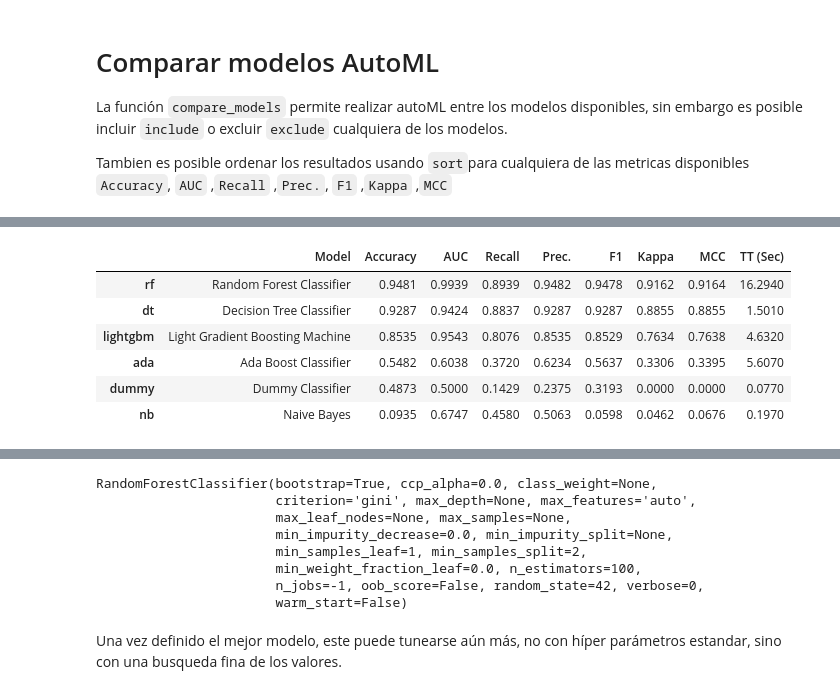
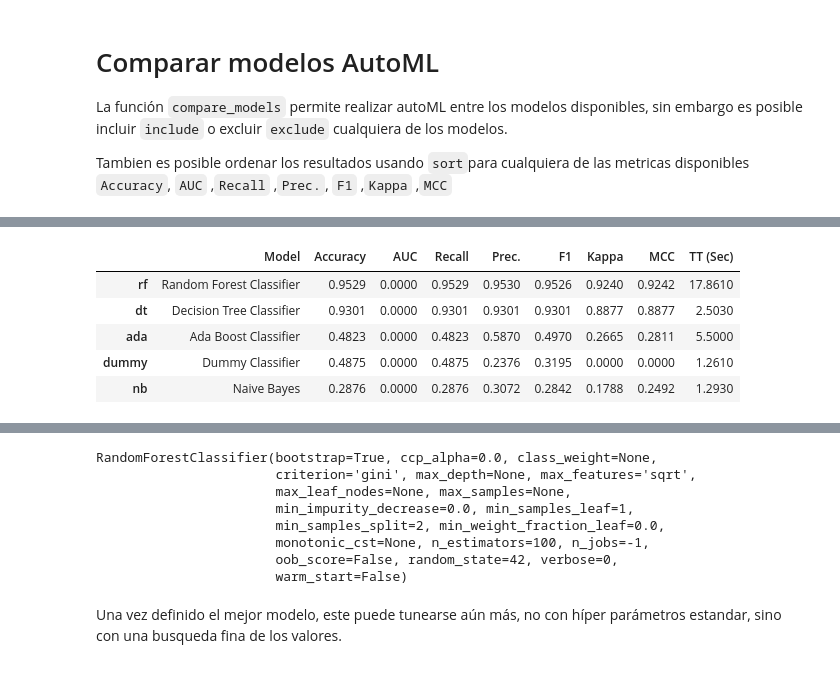
Before and after one commit to CristianDiazAlvarez/MLOPS_PUJ, a Jupyter notebook: Niveles/2/AutoML/PYCARET/models.ipynb, the cells around one changed output, grey strips where cells are left out. Drawn from its saved outputs; the diff is of its cells as text; code cells hidden in the pictures.

```diff
--- a/Niveles/2/AutoML/PYCARET/models.ipynb
+++ b/Niveles/2/AutoML/PYCARET/models.ipynb
@@ -135,5 +113,5 @@ La función `compare_models` permite realizar autoML entre los modelos disponibl
 
 Tambien es posible ordenar los resultados usando `sort`para cualquiera de las metricas disponibles `Accuracy`, `AUC` ,`Recall` ,`Prec.`, `F1` ,`Kappa` ,`MCC`
 # %%
-best_model = pyc.compare_models(include=['dt','ada','lightgbm', 'rf', 'nb', 'dummy'], sort='F1')
+best_model = pyc.compare_models(include=['dt','ada', 'rf', 'nb', 'dummy'], sort='F1')
 # %% [output]
@@ -140,7 +119,6 @@ best_model = pyc.compare_models(include=['dt','ada','lightgbm', 'rf', 'nb', 'dum
 |  | Model | Accuracy | AUC | Recall | Prec. | F1 | Kappa | MCC | TT (Sec) |
-| rf | Random Forest Classifier | 0.9481 | 0.9939 | 0.8939 | 0.9482 | 0.9478 | 0.9162 | 0.9164 | 16.2940 |
-| dt | Decision Tree Classifier | 0.9287 | 0.9424 | 0.8837 | 0.9287 | 0.9287 | 0.8855 | 0.8855 | 1.5010 |
-| lightgbm | Light Gradient Boosting Machine | 0.8535 | 0.9543 | 0.8076 | 0.8535 | 0.8529 | 0.7634 | 0.7638 | 4.6320 |
-| ada | Ada Boost Classifier | 0.5482 | 0.6038 | 0.3720 | 0.6234 | 0.5637 | 0.3306 | 0.3395 | 5.6070 |
-| dummy | Dummy Classifier | 0.4873 | 0.5000 | 0.1429 | 0.2375 | 0.3193 | 0.0000 | 0.0000 | 0.0770 |
-| nb | Naive Bayes | 0.0935 | 0.6747 | 0.4580 | 0.5063 | 0.0598 | 0.0462 | 0.0676 | 0.1970 |
+| rf | Random Forest Classifier | 0.9529 | 0.0000 | 0.9529 | 0.9530 | 0.9526 | 0.9240 | 0.9242 | 17.8610 |
+| dt | Decision Tree Classifier | 0.9301 | 0.0000 | 0.9301 | 0.9301 | 0.9301 | 0.8877 | 0.8877 | 2.5030 |
+| ada | Ada Boost Classifier | 0.4823 | 0.0000 | 0.4823 | 0.5870 | 0.4970 | 0.2665 | 0.2811 | 5.5000 |
+| dummy | Dummy Classifier | 0.4875 | 0.0000 | 0.4875 | 0.2376 | 0.3195 | 0.0000 | 0.0000 | 1.2610 |
+| nb | Naive Bayes | 0.2876 | 0.0000 | 0.2876 | 0.3072 | 0.2842 | 0.1788 | 0.2492 | 1.2930 |
@@ -148,12 +127,12 @@ best_model = pyc.compare_models(include=['dt','ada','lightgbm', 'rf', 'nb', 'dum
 best_model
 # %% [output]
 RandomForestClassifier(bootstrap=True, ccp_alpha=0.0, class_weight=None,
-                       criterion='gini', max_depth=None, max_features='auto',
+                       criterion='gini', max_depth=None, max_features='sqrt',
                        max_leaf_nodes=None, max_samples=None,
-                       min_impurity_decrease=0.0, min_impurity_split=None,
-                       min_samples_leaf=1, min_samples_split=2,
-                       min_weight_fraction_leaf=0.0, n_estimators=100,
-                       n_jobs=-1, oob_score=False, random_state=42, verbose=0,
+                       min_impurity_decrease=0.0, min_samples_leaf=1,
+                       min_samples_split=2, min_weight_fraction_leaf=0.0,
+                       monotonic_cst=None, n_estimators=100, n_jobs=-1,
+                       oob_score=False, random_state=42, verbose=0,
                        warm_start=False)
 # %% [markdown]
 Una vez definido el mejor modelo, este puede tunearse aún más, no con híper parámetros estandar, sino con una busqueda fina de los valores.
```
Also changed, not shown: parts of 12 cells of this notebook, 1 other file.
